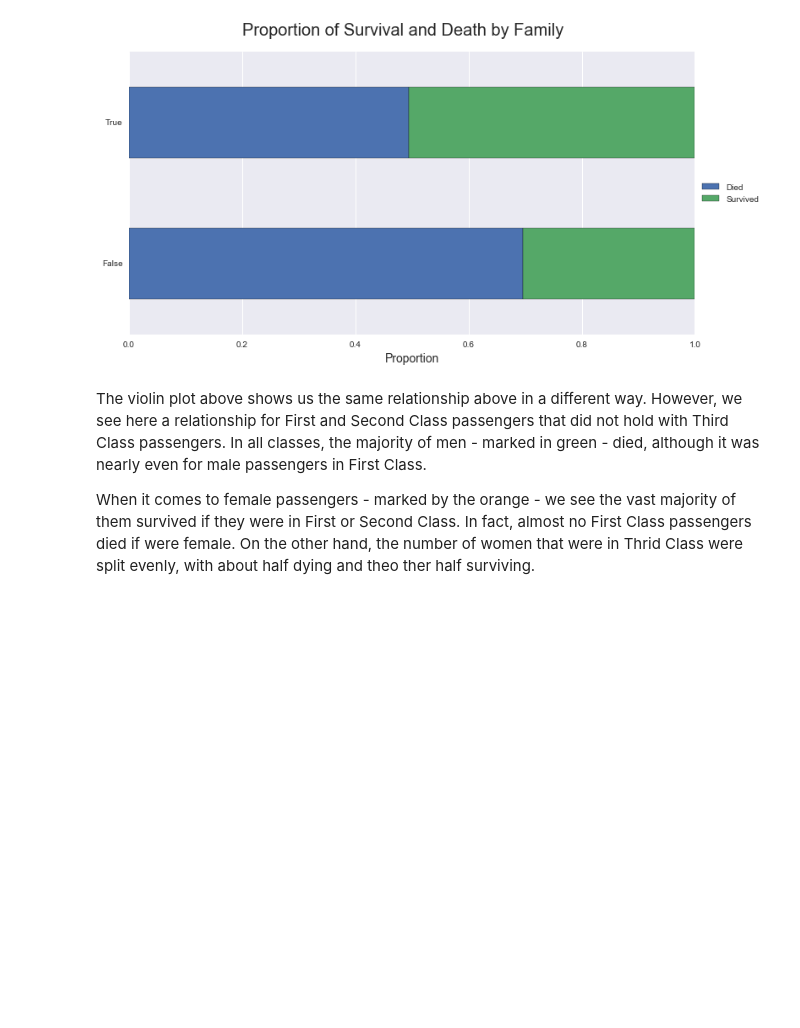
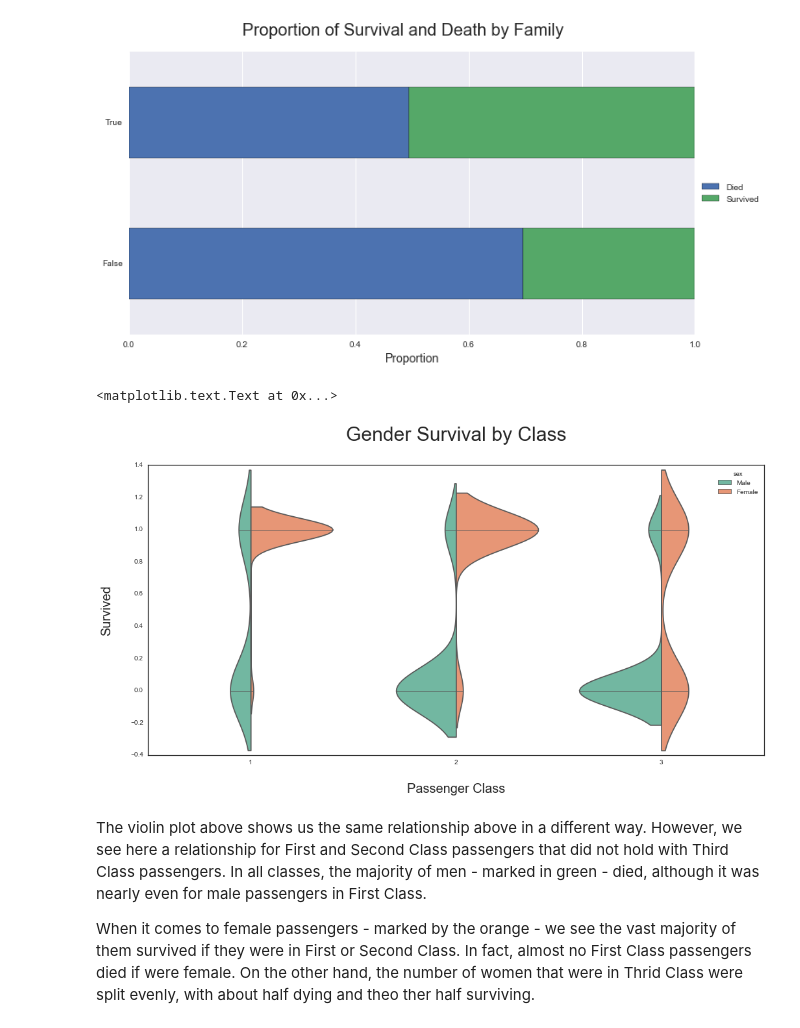
Before and after one commit to revirevy/mike1, a Jupyter notebook: 01-projects/notebooks/project5Final.ipynb, the cells around one changed output. Drawn from its saved outputs; the diff is of its cells as text; code cells hidden in the pictures; blank space fills up the shorter version.

```diff
--- a/01-projects/notebooks/project5Final.ipynb
+++ b/01-projects/notebooks/project5Final.ipynb
@@ -314,14 +317,16 @@ plt.legend(loc='center left', bbox_to_anchor=(1, 0.5))
 <matplotlib.legend.Legend at 0x...>
 [figure]
 # %%
-genderLabels = ['Male', 'Female']
 sns.set_style('white')
 plt.rcParams['figure.figsize']=17,8
 ax = sns.violinplot(x="passClass", y="survived", hue="sex",
                      data=df, palette="Set2", split=True, inner="stick", size="count")
 ax.axes.set_title("Gender Survival by Class\n",fontsize=30)
 ax.set_xlabel("\nPassenger Class",fontsize=20)
 ax.set_ylabel("Survived\n",fontsize=20)
+# %% [output]
+<matplotlib.text.Text at 0x...>
+[figure, added]
 # %% [markdown]
 The violin plot above shows us the same relationship above in a different way. However, we see here a relationship for First and Second Class passengers that did not hold with Third Class passengers. In all classes, the majority of men - marked in green - died, although it was nearly even for male passengers in First Class.
 
```
Also changed, not shown: parts of 14 cells of this notebook, 1 other file.
